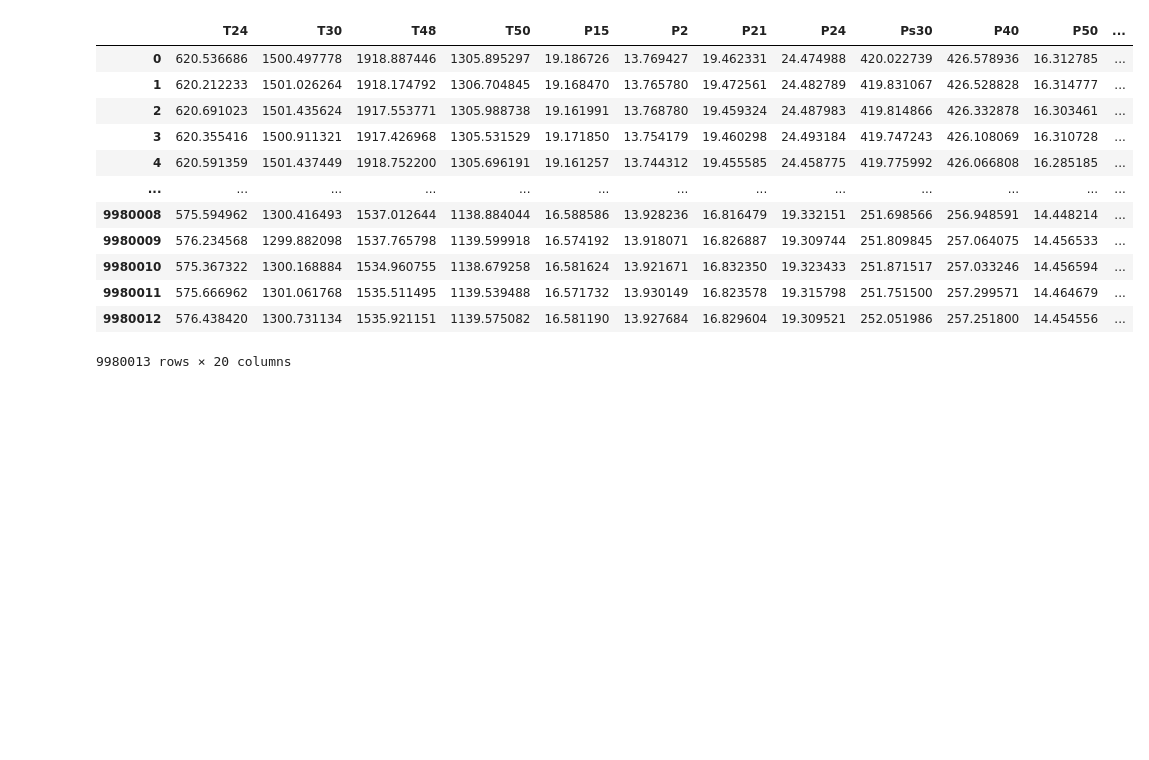
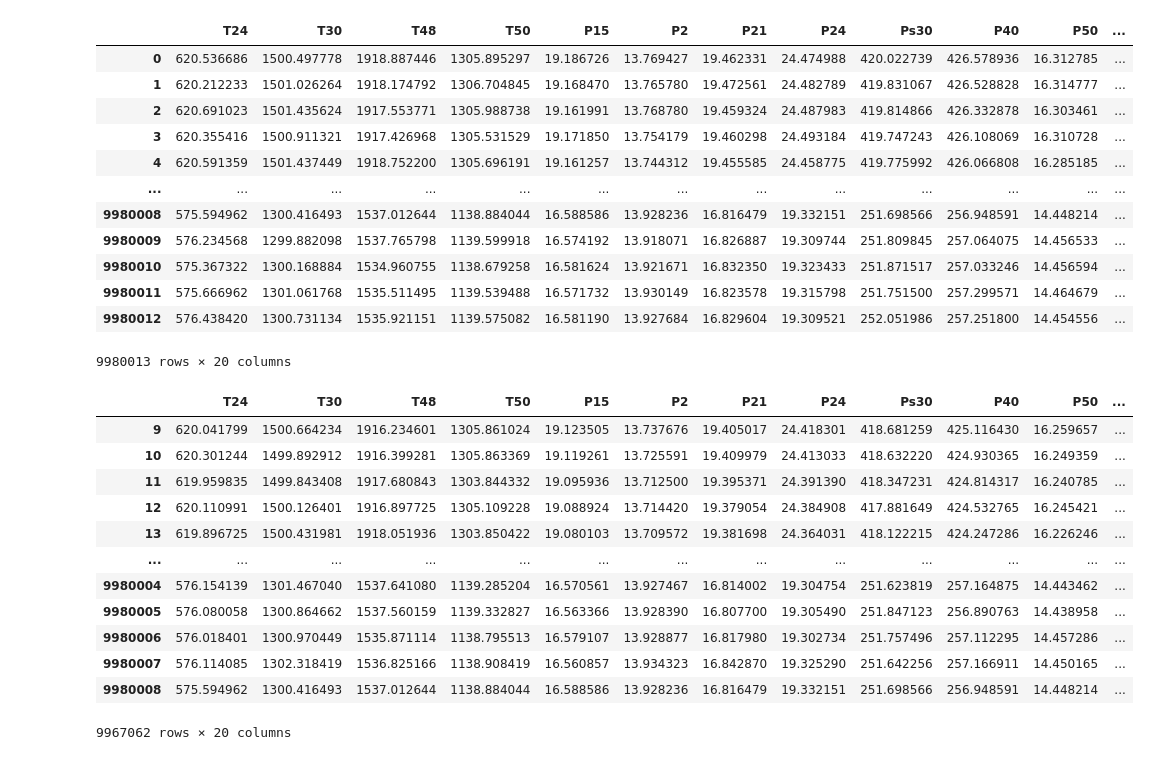
Before and after one commit to MatteoFerretti98/PHM2021_Data_Challenge_Exam_Project, a Jupyter notebook: cycle_split.ipynb, the cells around one changed output. Drawn from its saved outputs; the diff is of its cells as text; code cells hidden in the pictures; blank space fills up the shorter version.

```diff
--- a/cycle_split.ipynb
+++ b/cycle_split.ipynb
@@ -120,3 +120,44 @@ df_X_s_u_c
 | 9980011 | 575.666962 | 1301.061768 | 1535.511495 | 1139.539488 | 16.571732 | 13.930149 | 16.823578 | 19.315798 | 251.751500 | 257.299571 | 14.464679 | ... |
 | 9980012 | 576.438420 | 1300.731134 | 1535.921151 | 1139.575082 | 16.581190 | 13.927684 | 16.829604 | 19.309521 | 252.051986 | 257.251800 | 14.454556 | ... |
 9980013 rows × 20 columns
+# %%
+#FILTRO DATI CROCIERA
+
+
+# calcolare la differenza cumulativa tra l'altitudine corrente e quella precedente
+diff = df_X_s_u_c['alt'].diff()
+
+# calcolare la differenza cumulativa cumulativa
+cum_diff = diff.cumsum()
+
+# definire la finestra di tolleranza come +/- 100 piedi
+tolerance = 10
+tolerance_window = np.arange(-tolerance, tolerance+1)
+
+# verificare se la differenza cumulativa è all'interno della finestra di tolleranza
+is_in_tolerance = cum_diff.isin(tolerance_window)
+
+# calcolare il numero di righe consecutive in cui la differenza cumulativa è all'interno della finestra di tolleranza
+consecutive_rows = is_in_tolerance.groupby((is_in_tolerance != is_in_tolerance.shift()).cumsum()).cumcount() + 1
+
+# selezionare solo le righe in cui la differenza cumulativa è all'interno della finestra di tolleranza per almeno 5 righe consecutive
+df_crociera = df_X_s_u_c[consecutive_rows >= 10]
+
+# eliminare la colonna aggiunta
+#df_crociera = df_crociera.drop(columns=['in_crociera'])
+# %%
+df_crociera
+# %% [output]
+|  | T24 | T30 | T48 | T50 | P15 | P2 | P21 | P24 | Ps30 | P40 | P50 | ... |
+| 9 | 620.041799 | 1500.664234 | 1916.234601 | 1305.861024 | 19.123505 | 13.737676 | 19.405017 | 24.418301 | 418.681259 | 425.116430 | 16.259657 | ... |
+| 10 | 620.301244 | 1499.892912 | 1916.399281 | 1305.863369 | 19.119261 | 13.725591 | 19.409979 | 24.413033 | 418.632220 | 424.930365 | 16.249359 | ... |
+| 11 | 619.959835 | 1499.843408 | 1917.680843 | 1303.844332 | 19.095936 | 13.712500 | 19.395371 | 24.391390 | 418.347231 | 424.814317 | 16.240785 | ... |
+| 12 | 620.110991 | 1500.126401 | 1916.897725 | 1305.109228 | 19.088924 | 13.714420 | 19.379054 | 24.384908 | 417.881649 | 424.532765 | 16.245421 | ... |
+| 13 | 619.896725 | 1500.431981 | 1918.051936 | 1303.850422 | 19.080103 | 13.709572 | 19.381698 | 24.364031 | 418.122215 | 424.247286 | 16.226246 | ... |
+| ... | ... | ... | ... | ... | ... | ... | ... | ... | ... | ... | ... | ... |
+| 9980004 | 576.154139 | 1301.467040 | 1537.641080 | 1139.285204 | 16.570561 | 13.927467 | 16.814002 | 19.304754 | 251.623819 | 257.164875 | 14.443462 | ... |
+| 9980005 | 576.080058 | 1300.864662 | 1537.560159 | 1139.332827 | 16.563366 | 13.928390 | 16.807700 | 19.305490 | 251.847123 | 256.890763 | 14.438958 | ... |
+| 9980006 | 576.018401 | 1300.970449 | 1535.871114 | 1138.795513 | 16.579107 | 13.928877 | 16.817980 | 19.302734 | 251.757496 | 257.112295 | 14.457286 | ... |
+| 9980007 | 576.114085 | 1302.318419 | 1536.825166 | 1138.908419 | 16.560857 | 13.934323 | 16.842870 | 19.325290 | 251.642256 | 257.166911 | 14.450165 | ... |
+| 9980008 | 575.594962 | 1300.416493 | 1537.012644 | 1138.884044 | 16.588586 | 13.928236 | 16.816479 | 19.332151 | 251.698566 | 256.948591 | 14.448214 | ... |
+9967062 rows × 20 columns
```
Also changed, not shown: parts of 7 cells of this notebook, 4 other files.
